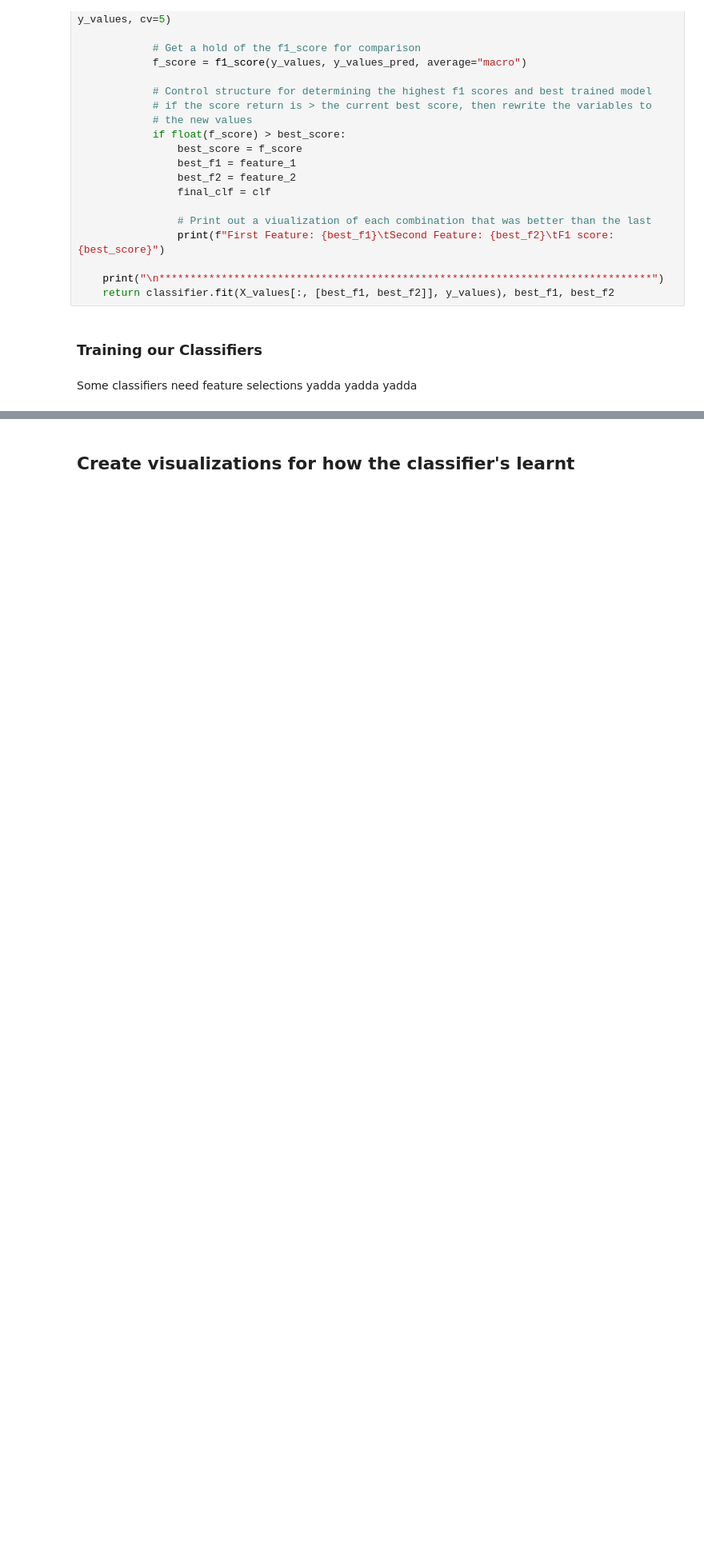
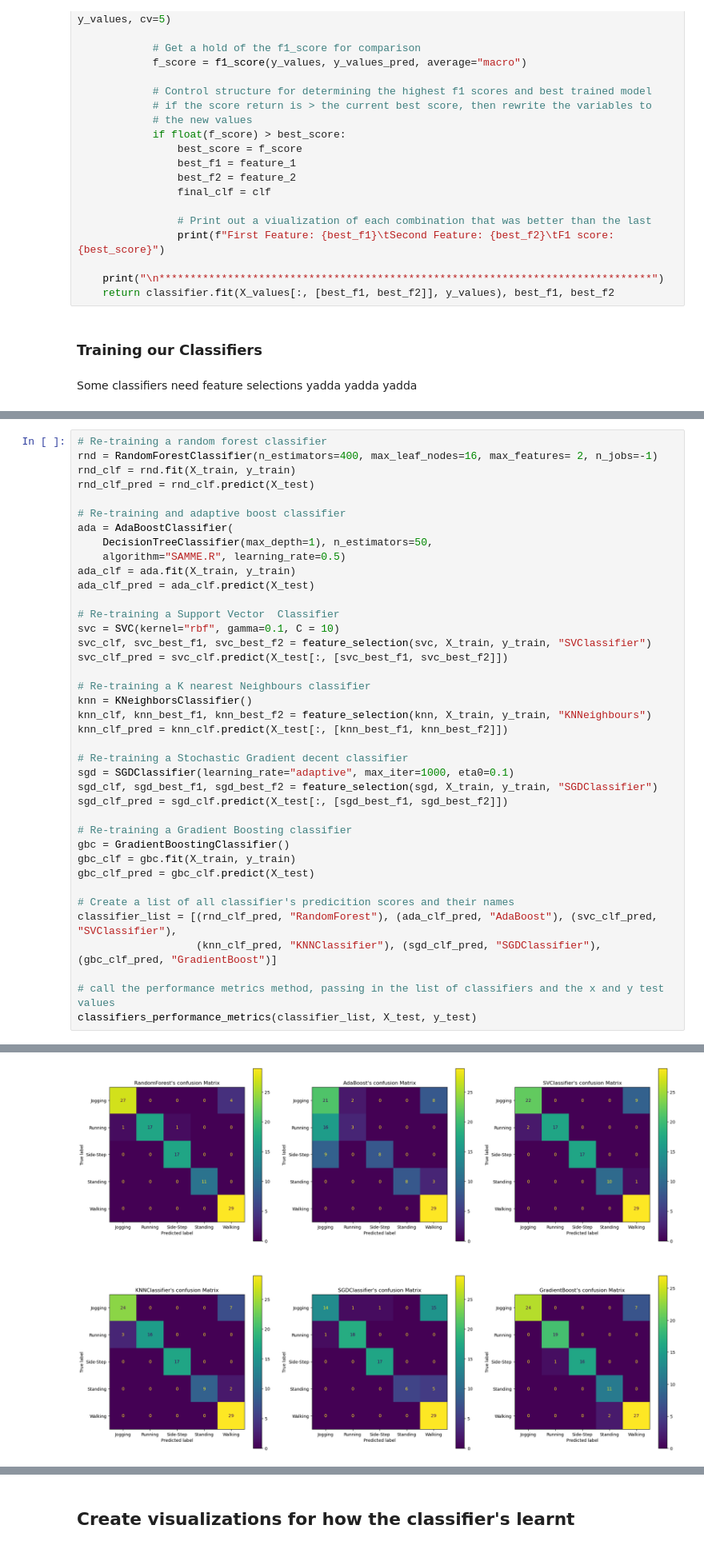
Before and after one commit to Mokoto-K/COSC102-assignment-3, a Jupyter notebook: assignment-3.ipynb, the cells around one changed output, grey strips where cells are left out. Shown at 80% size. Saved outputs shown, nothing was run; the diff lists cells and outputs as text; blank space fills up the shorter version.

```diff
--- a/assignment-3.ipynb
+++ b/assignment-3.ipynb
@@ -931,0 +922,40 @@ the SGD is so bad that it alone will bring down the voting classifier. For these
+# %%
+# Re-training a random forest classifier
+rnd = RandomForestClassifier(n_estimators=400, max_leaf_nodes=16, max_features= 2, n_jobs=-1)
+rnd_clf = rnd.fit(X_train, y_train)
+rnd_clf_pred = rnd_clf.predict(X_test)
+
+# Re-training and adaptive boost classifier
+ada = AdaBoostClassifier(
+    DecisionTreeClassifier(max_depth=1), n_estimators=50,
+    algorithm="SAMME.R", learning_rate=0.5)
+ada_clf = ada.fit(X_train, y_train)
+ada_clf_pred = ada_clf.predict(X_test)
+
+# Re-training a Support Vector  Classifier
+svc = SVC(kernel="rbf", gamma=0.1, C = 10)
+svc_clf, svc_best_f1, svc_best_f2 = feature_selection(svc, X_train, y_train, "SVClassifier")
+svc_clf_pred = svc_clf.predict(X_test[:, [svc_best_f1, svc_best_f2]])
+
+# Re-training a K nearest Neighbours classifier
+knn = KNeighborsClassifier()
+knn_clf, knn_best_f1, knn_best_f2 = feature_selection(knn, X_train, y_train, "KNNeighbours")
+knn_clf_pred = knn_clf.predict(X_test[:, [knn_best_f1, knn_best_f2]])
+
+# Re-training a Stochastic Gradient decent classifier
+sgd = SGDClassifier(learning_rate="adaptive", max_iter=1000, eta0=0.1)
+sgd_clf, sgd_best_f1, sgd_best_f2 = feature_selection(sgd, X_train, y_train, "SGDClassifier")
+sgd_clf_pred = sgd_clf.predict(X_test[:, [sgd_best_f1, sgd_best_f2]])
+
+# Re-training a Gradient Boosting classifier
+gbc = GradientBoostingClassifier()
+gbc_clf = gbc.fit(X_train, y_train)
+gbc_clf_pred = gbc_clf.predict(X_test)
+
+# Create a list of all classifier's predicition scores and their names
+classifier_list = [(rnd_clf_pred, "RandomForest"), (ada_clf_pred, "AdaBoost"), (svc_clf_pred, "SVClassifier"),
+                   (knn_clf_pred, "KNNClassifier"), (sgd_clf_pred, "SGDClassifier"), (gbc_clf_pred, "GradientBoost")]
+
+# call the performance metrics method, passing in the list of classifiers and the x and y test values
+classifiers_performance_metrics(classifier_list, X_test, y_test)
+# %% [output]
@@ -931,0 +979 @@ the SGD is so bad that it alone will bring down the voting classifier. For these
+[figure, added]
```
Also changed, not shown: parts of 18 cells of this notebook.
